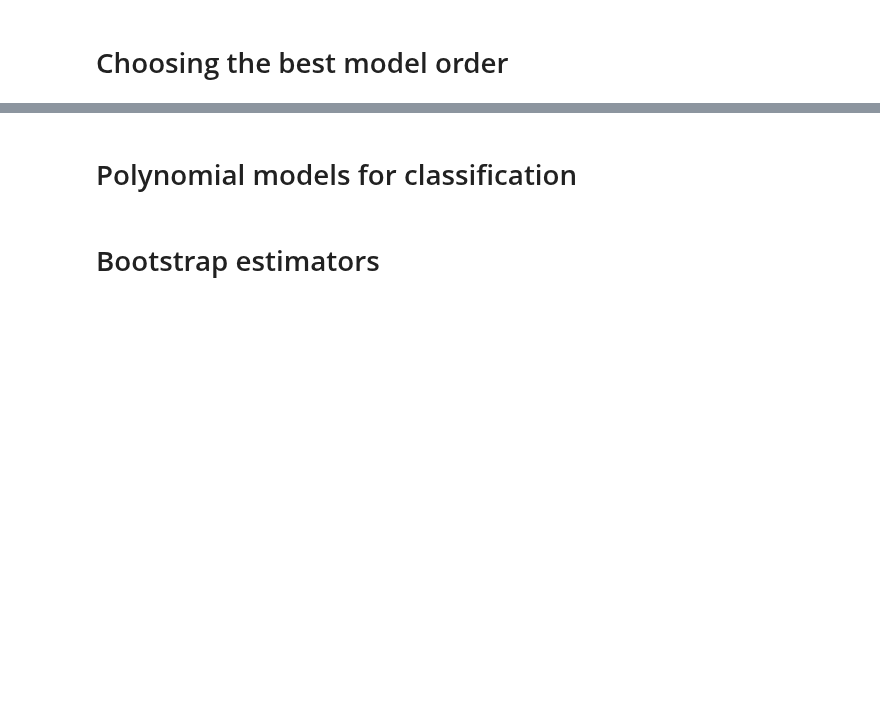
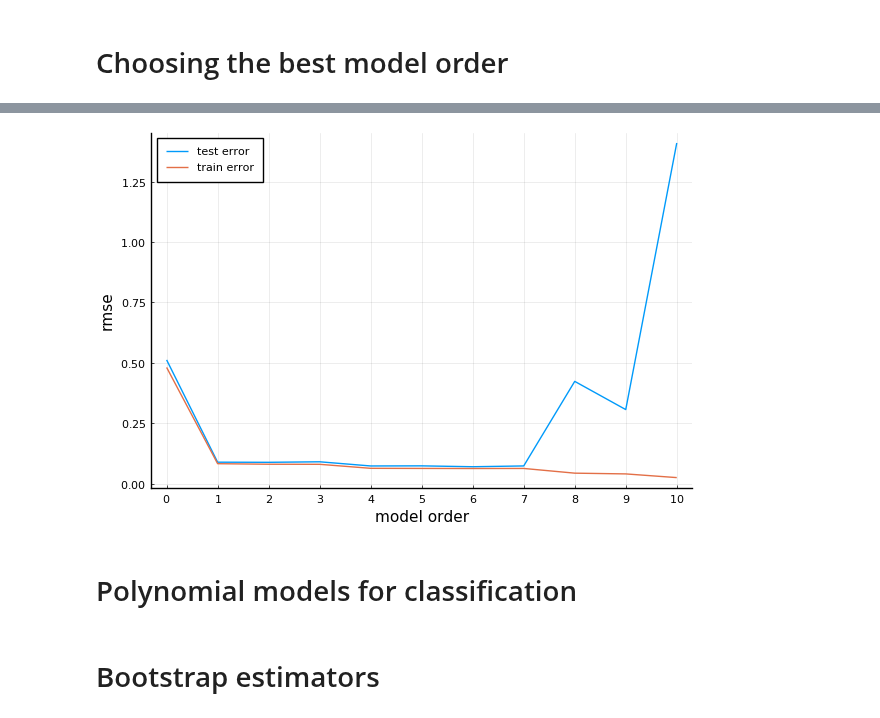
Before and after one commit to ORIE4741/demos, a Jupyter notebook: Linear models.ipynb, the cells around one changed output, grey strips where cells are left out. Cells and saved outputs as stored; diff of their text form; code cells hidden in the pictures; blank space fills up the shorter version.

```diff
--- a/Linear models.ipynb
+++ b/Linear models.ipynb
@@ -120,7 +196,8 @@ scatter!(xtest,ytest,label="test")
 # Choosing the best model order
 # %%
 max_model_order = 10
-rmse = zeros(max_model_order+1) # array to store root mean square model errors
+rmse = zeros(max_model_order+1)       # array to store root mean square model errors
+rmse_train = zeros(max_model_order+1) # array to store root mean square model errors on training set
 xtest,ytest = sample_data(50)   # generate test set
 
 for model_order = 0:max_model_order
@@ -133,6 +210,9 @@ for model_order = 0:max_model_order
     # solve least squares problem
     w = X\y
 
+    # compute training error
+    rmse_train[model_order+1] = mean(abs.(y - X*w)) # sqrt(mean((y - X*w).^2))
+
     # compute test error
     ptest = [p(x, order=model_order, w=w) for x in xtest]
     rmse[model_order+1] = mean(abs.(ytest - ptest)) # sqrt(mean((ytest - ptest).^2))
@@ -141,8 +234,11 @@ rmse
 # %%
-plot(0:max_model_order,rmse)
+plot(0:max_model_order,rmse, label="test error")
+plot!(0:max_model_order,rmse_train, label="train error")
 xticks!(0:10)
 xlabel!("model order")
 ylabel!("rmse")
+# %% [output]
+[figure, added]
 # %% [markdown]
 # Polynomial models for classification
 # %%
```
Also changed, not shown: parts of 17 cells of this notebook, 2 other files.
